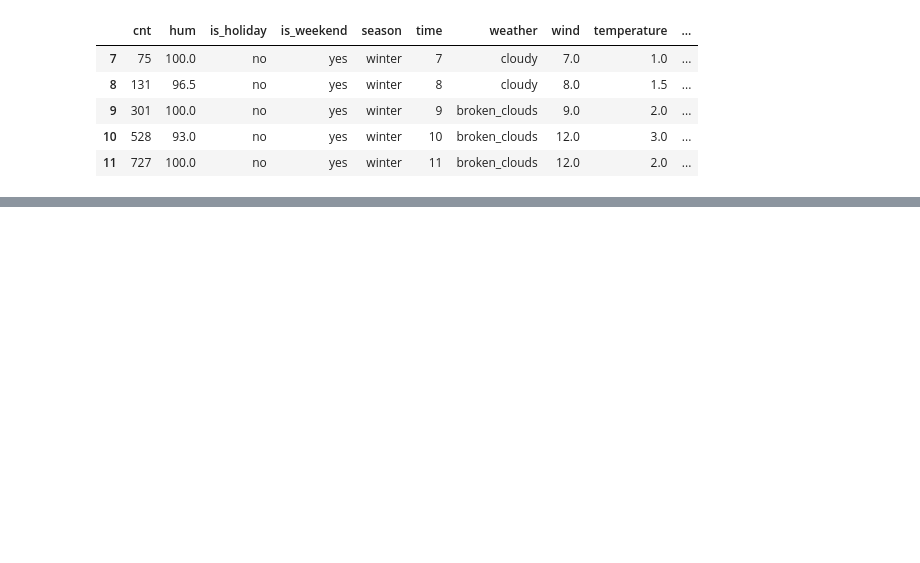
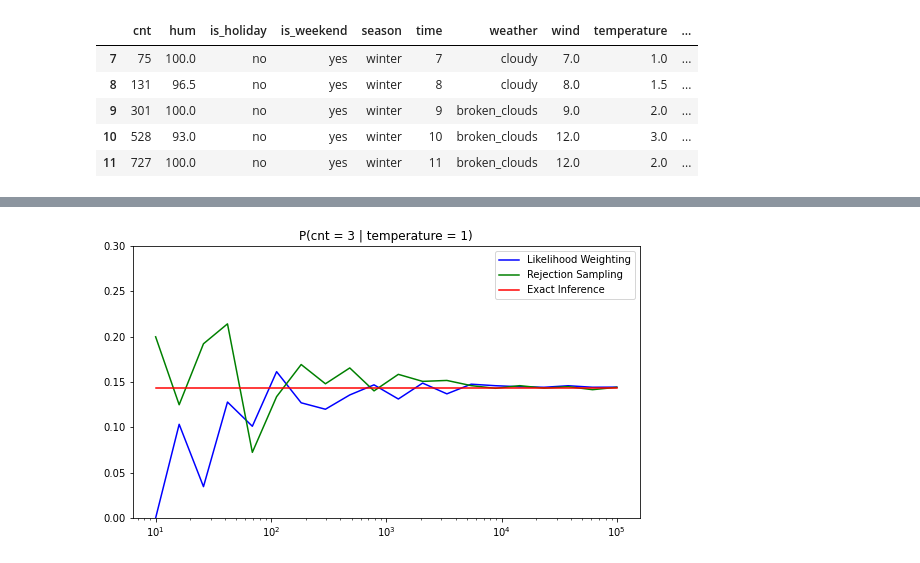
Before and after one commit to pietroepis/faikr-m3-project, a Jupyter notebook: main.ipynb, the cells around one changed output, grey strips where cells are left out. Drawn from its saved outputs; the diff is of its cells as text; code cells hidden in the pictures; blank space fills up the shorter version.

```diff
--- a/main.ipynb
+++ b/main.ipynb
@@ -134,0 +226,32 @@ print(infer_non_adjust.query(variables=["cnt"], evidence={}))
+# %%
+# Inference
+inference = BayesianModelSampling(network)
+evidence = [State("temperature", 1)]
+# %%
+# Rejection Sampling
+# P(cnt = 3 | temperature = 1)
+probabilities_rs = []
+for size in np.logspace(1, 5, num=20, dtype="int"):
+    samples = inference.rejection_sample(evidence = evidence, size = size, show_progress = False)
+    probabilities_rs.append(samples[samples['cnt'] == 3].shape[0] / size)
+# %%
+# Likelihood Weighted
+# P(cnt = 3 | temperature = 1)
+probabilities_lw = []
+for size in np.logspace(1, 5, num=20, dtype="int"):
+    samples = inference.likelihood_weighted_sample(evidence = evidence, size = size, show_progress = False)
+    probabilities_lw.append(np.dot((samples['cnt'] == 3).astype(int),samples['_weight'])/np.sum(samples['_weight']))
+# %%
+exact_inference = infer_non_adjust.query(variables=["cnt"], evidence = {"temperature": 1}).values[3]
+
+plt.figure(figsize=(20,5))
+plt.subplot(121)
+plt.ylim(0, 0.3)
+plt.title('P(cnt = 3 | temperature = 1)')
+LWCplot, = plt.semilogx(np.logspace(1, 5, num=20, dtype="int"), probabilities_lw,'b',label="Likelihood Weighting")
+RSCplot, = plt.semilogx(np.logspace(1, 5, num=20, dtype="int"), probabilities_rs,'g',label="Rejection Sampling")
+VECplot, = plt.semilogx(np.logspace(1, 5, num=20, dtype="int"), exact_inference*np.ones(20),'r',label="Exact Inference")
+plt.legend(handles=[LWCplot,RSCplot,VECplot])
+plt.show()
+# %% [output]
+[figure, added]
```
Also changed, not shown: parts of 15 cells of this notebook, 1 other file.
